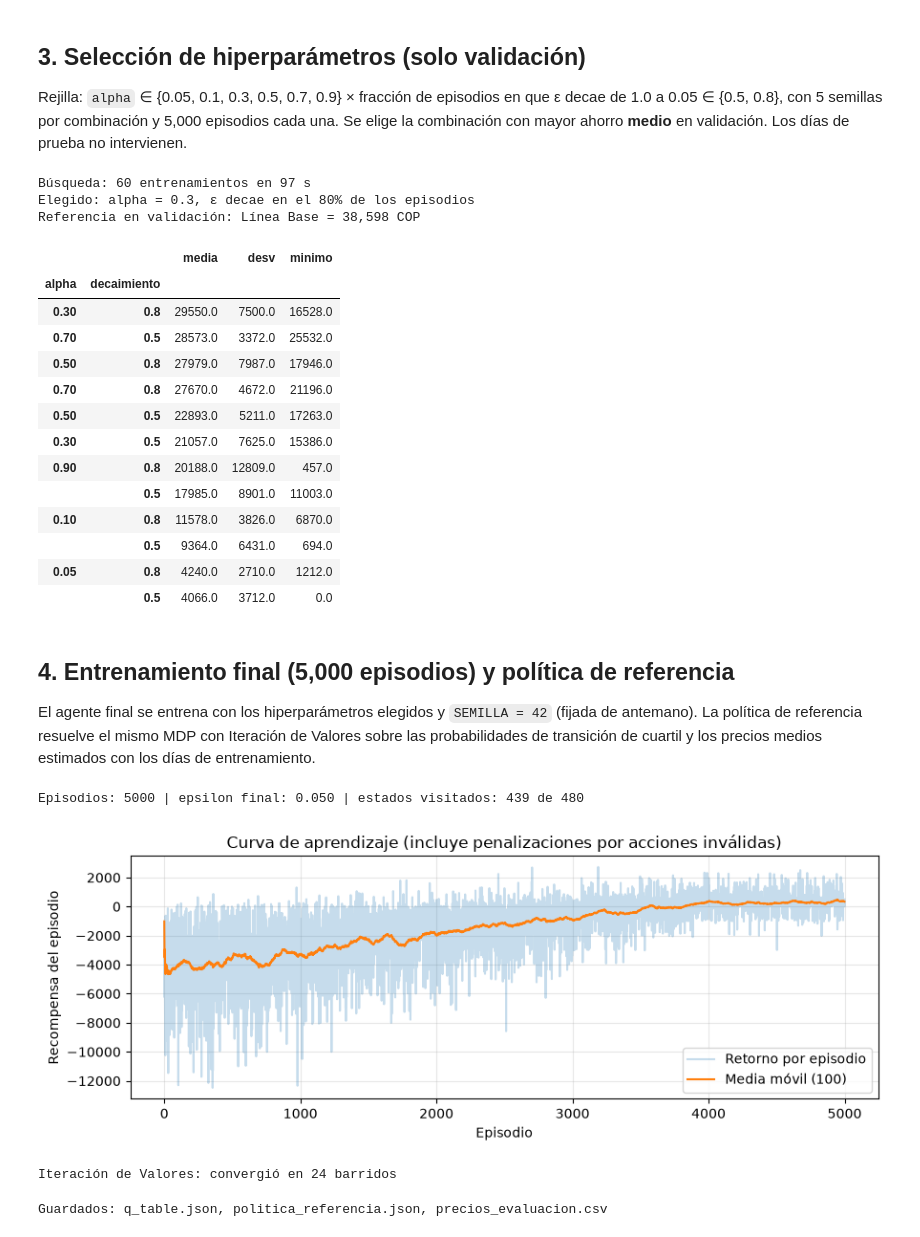
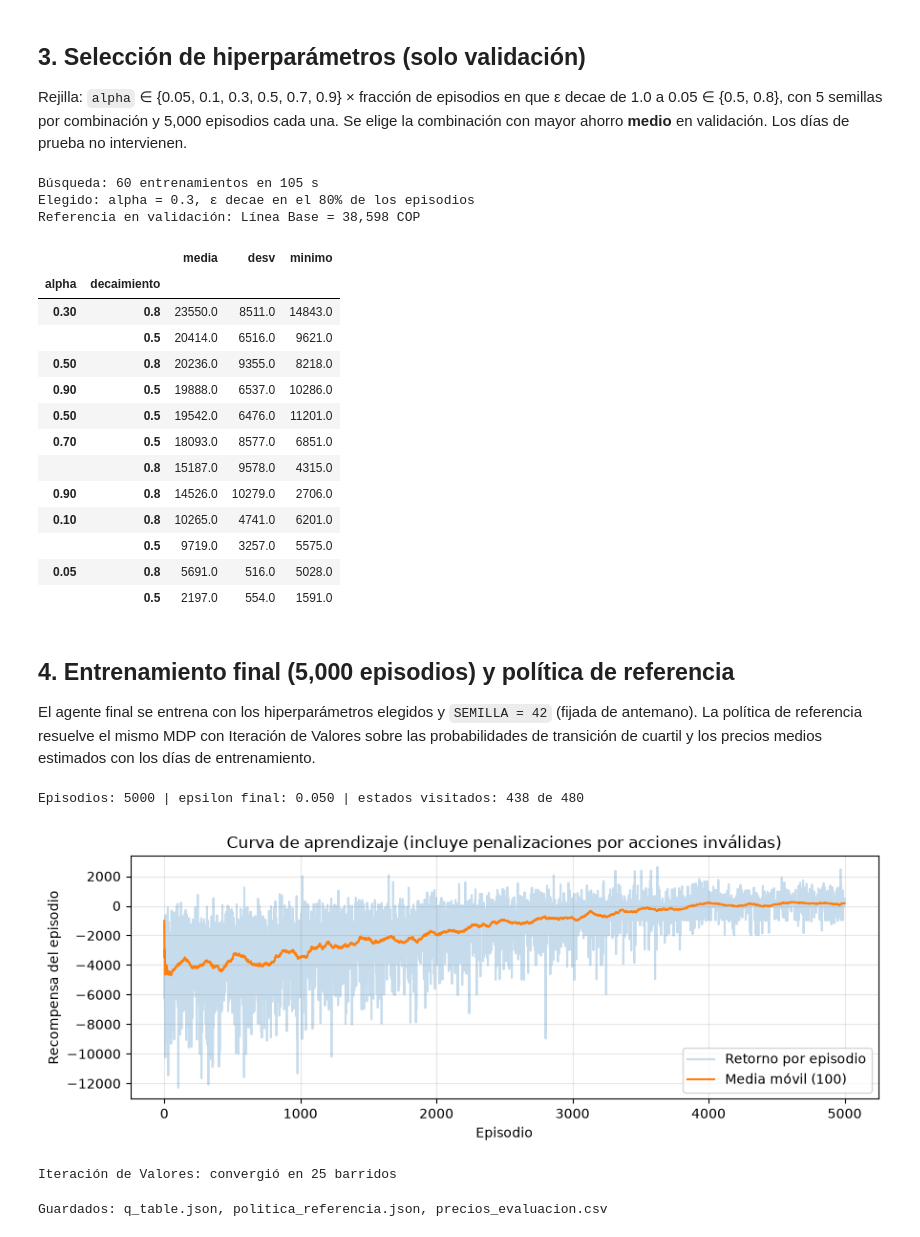
Before and after one commit to JoanP-B/si3003-despacho-energia-joanperalta, a Jupyter notebook: notebooks/02_mdp_rl.ipynb, the cells around one changed output. Saved outputs shown, nothing was run; the diff lists cells and outputs as text; code cells hidden in the pictures.

Commit message:
feat: integración final de datos XM, ventana móvil de 168h, dashboard en Plotly y documentación oficial, mejoras con respecto al ultimo cambio

```diff
--- a/notebooks/02_mdp_rl.ipynb
+++ b/notebooks/02_mdp_rl.ipynb
@@ -108,13 +115,33 @@ def crear_env(precios, aleatorio=False, semilla=None, umbrales=None):
                       energia_por_nivel_kwh=ENERGIA_POR_NIVEL_KWH, umbrales_precio=umbrales,
                       aleatorio=aleatorio, semilla=semilla)
 
-UMBRALES = crear_env(precios_train).umbrales_precio
-env_val = crear_env(precios_val, umbrales=UMBRALES)
-env_test = crear_env(precios_test, umbrales=UMBRALES)
+# Umbrales causales por hora sobre la serie completa (orden cronológico, sin huecos).
+serie_completa = df_precios["precio_cop_kwh"].to_numpy()
+assert np.array_equal(serie_completa, np.concatenate([precios_train, precios_val, precios_test]))
+UMBRALES_HORA = umbrales_moviles(serie_completa, VENTANA_CUARTILES_H)
+n_tr, n_va = len(precios_train), len(precios_val)
+UMB_TRAIN = UMBRALES_HORA[:n_tr]
+UMB_VAL = UMBRALES_HORA[n_tr:n_tr + n_va]
+UMB_TEST = UMBRALES_HORA[n_tr + n_va:]
+env_val = crear_env(precios_val, umbrales=UMB_VAL)
+env_test = crear_env(precios_test, umbrales=UMB_TEST)
 
 for nombre, f in (("Entrenamiento", fechas_train), ("Validación", fechas_val), ("Prueba", fechas_test)):
     print(f"{nombre:<14} {len(f):>3} días  {f[0]} a {f[-1]}")
-print("Umbrales de cuartil (p25, p50, p75):", UMBRALES.round(1))
+print("Umbrales p25/p50/p75 al inicio de entrenamiento:", UMB_TRAIN[0].round(1))
+print("Umbrales p25/p50/p75 al inicio de prueba:      ", UMB_TEST[0].round(1))
+print("Cuartiles fijos de todo el entrenamiento (antes):", np.quantile(precios_train, [.25, .5, .75]).round(1))
+
+umb = pd.DataFrame(UMBRALES_HORA, columns=["p25", "p50", "p75"], index=df_precios["timestamp"])
+plt.figure(figsize=(10, 3.5))
+plt.plot(df_precios["timestamp"], serie_completa, lw=0.4, color="gray", alpha=0.6, label="Precio horario")
+for c in umb.columns:
+    plt.plot(umb.index, umb[c], lw=1.2, label=f"{c} móvil (168 h)")
+for f, nombre in ((fechas_val[0], "inicio validación"), (fechas_test[0], "inicio prueba")):
+    plt.axvline(pd.Timestamp(f), color="k", ls="--", lw=0.8)
+    plt.text(pd.Timestamp(f), plt.ylim()[1] * 0.92, f" {nombre}", fontsize=8)
+plt.title("Umbrales de cuartil con ventana móvil causal"); plt.ylabel("COP/kWh")
+plt.legend(fontsize=8, ncol=4); plt.grid(alpha=0.3); plt.tight_layout(); plt.show()
 # %% [output]
 Entrenamiento  255 días  2025-11-10 a 2026-07-22
 Validación      55 días  2026-07-23 a 2026-09-15
@@ -142,7 +172,7 @@ def entrenar_agente(alpha, frac_decaimiento, semilla):
     agente = QLearningAgent(n_acciones=BatteryEnv.N_ACCIONES, alpha=alpha, gamma=GAMMA,
                             epsilon_inicial=1.0, epsilon_final=0.05,
                             episodios_decaimiento=int(EPISODIOS * frac_decaimiento), semilla=semilla)
-    env_train = crear_env(precios_train, aleatorio=True, semilla=semilla, umbrales=UMBRALES)
+    env_train = crear_env(precios_train, aleatorio=True, semilla=semilla, umbrales=UMB_TRAIN)
     retornos = agente.entrenar(env_train, episodios=EPISODIOS)
     return agente, retornos
 
@@ -174,23 +204,23 @@ print(f"Elegido: alpha = {mejor_alpha}, ε decae en el {mejor_decaimiento:.0%} d
 print(f"Referencia en validación: Línea Base = {ahorro(env_val, BatteryEnv.naive_policy):,.0f} COP")
 busqueda
 # %% [output]
-Búsqueda: 60 entrenamientos en 97 s
+Búsqueda: 60 entrenamientos en 105 s
 Elegido: alpha = 0.3, ε decae en el 80% de los episodios
 Referencia en validación: Línea Base = 38,598 COP
 |  |  | media | desv | minimo |
 | alpha | decaimiento |  |  |  |
-| 0.30 | 0.8 | 29550.0 | 7500.0 | 16528.0 |
-| 0.70 | 0.5 | 28573.0 | 3372.0 | 25532.0 |
-| 0.50 | 0.8 | 27979.0 | 7987.0 | 17946.0 |
-| 0.70 | 0.8 | 27670.0 | 4672.0 | 21196.0 |
-| 0.50 | 0.5 | 22893.0 | 5211.0 | 17263.0 |
-| 0.30 | 0.5 | 21057.0 | 7625.0 | 15386.0 |
-| 0.90 | 0.8 | 20188.0 | 12809.0 | 457.0 |
-|  | 0.5 | 17985.0 | 8901.0 | 11003.0 |
-| 0.10 | 0.8 | 11578.0 | 3826.0 | 6870.0 |
-|  | 0.5 | 9364.0 | 6431.0 | 694.0 |
-| 0.05 | 0.8 | 4240.0 | 2710.0 | 1212.0 |
-|  | 0.5 | 4066.0 | 3712.0 | 0.0 |
+| 0.30 | 0.8 | 23550.0 | 8511.0 | 14843.0 |
+|  | 0.5 | 20414.0 | 6516.0 | 9621.0 |
+| 0.50 | 0.8 | 20236.0 | 9355.0 | 8218.0 |
+| 0.90 | 0.5 | 19888.0 | 6537.0 | 10286.0 |
+| 0.50 | 0.5 | 19542.0 | 6476.0 | 11201.0 |
+| 0.70 | 0.5 | 18093.0 | 8577.0 | 6851.0 |
+|  | 0.8 | 15187.0 | 9578.0 | 4315.0 |
+| 0.90 | 0.8 | 14526.0 | 10279.0 | 2706.0 |
+| 0.10 | 0.8 | 10265.0 | 4741.0 | 6201.0 |
+|  | 0.5 | 9719.0 | 3257.0 | 5575.0 |
+| 0.05 | 0.8 | 5691.0 | 516.0 | 5028.0 |
+|  | 0.5 | 2197.0 | 554.0 | 1591.0 |
 # %% [markdown]
 ## 4. Entrenamiento final (5,000 episodios) y política de referencia
 
@@ -200,22 +230,22 @@ transición de cuartil y los precios medios estimados con los días de entrenami
 # %%
 agente, retornos = entrenar_agente(mejor_alpha, mejor_decaimiento, SEMILLA)
 print(f"Episodios: {len(retornos)} | epsilon final: {agente.epsilon:.3f} | "
       f"estados visitados: {len(agente.q_table)} de {24 * 4 * 5}")
 
 serie = pd.Series(retornos)
 plt.figure(figsize=(9, 3.5))
 plt.plot(serie, alpha=0.25, label="Retorno por episodio")
 plt.plot(serie.rolling(100, min_periods=1).mean(), label="Media móvil (100)")
 plt.title("Curva de aprendizaje (incluye penalizaciones por acciones inválidas)")
 plt.xlabel("Episodio"); plt.ylabel("Recompensa del episodio")
 plt.legend(); plt.grid(alpha=0.3); plt.tight_layout(); plt.show()
 
-referencia = value_iteration_policy(precios_train, UMBRALES, ENERGIA_POR_NIVEL_KWH, GAMMA, PENALIZACION)
+referencia = value_iteration_policy(precios_train, UMB_TRAIN, ENERGIA_POR_NIVEL_KWH, GAMMA, PENALIZACION)
 print(f"Iteración de Valores: convergió en {referencia.iteraciones} barridos")
 # %% [output]
-Episodios: 5000 | epsilon final: 0.050 | estados visitados: 439 de 480
+Episodios: 5000 | epsilon final: 0.050 | estados visitados: 438 de 480
-[figure, old version]
+[figure, new version]
-Iteración de Valores: convergió en 24 barridos
+Iteración de Valores: convergió en 25 barridos
 # %%
 # Artefactos para `simular()` y la herramienta `simular_despacho` del agente LLM (Parte 2).
 DIR_PROCESADO = RAIZ / "data" / "processed"
```
Also changed, not shown: parts of 10 cells of this notebook, 17 other files.
